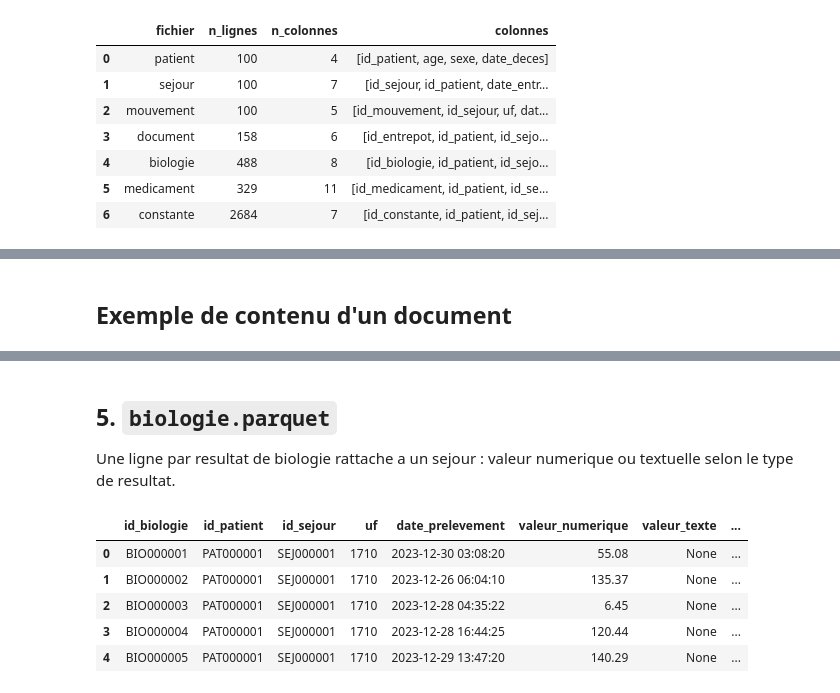
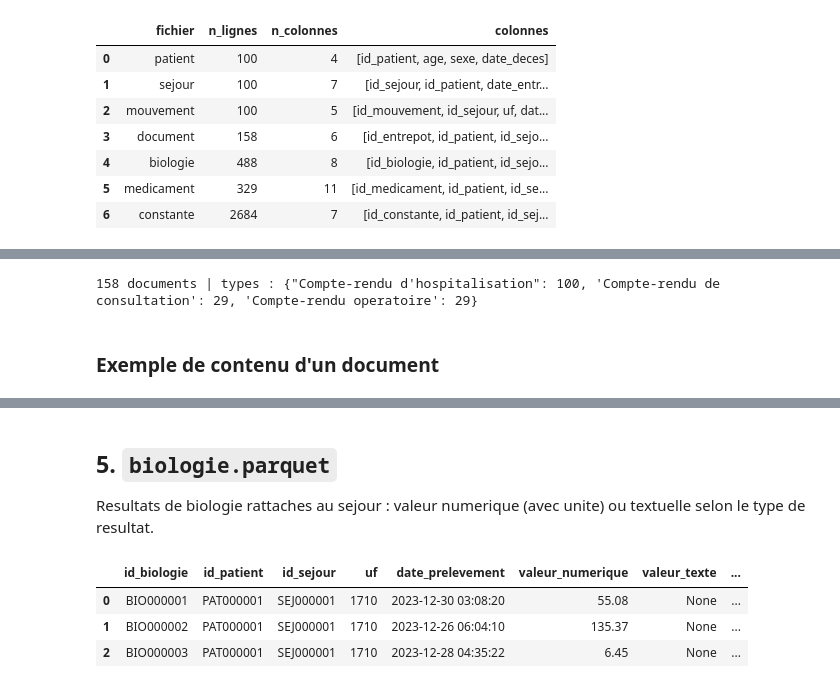
Before and after one commit to lucasshorten/Generation_dataset, a Jupyter notebook: revue.ipynb, the cells around one changed output, grey strips where cells are left out. Drawn from its saved outputs; the diff is of its cells as text; code cells hidden in the pictures.

```diff
--- a/revue.ipynb
+++ b/revue.ipynb
@@ -296,5 +118,9 @@ Name: texte_affichage, dtype: float64
+# %%
+print(f"{len(df_document)} documents | types : {vc(df_document['type_document'])}")
+# %% [output]
+158 documents | types : {"Compte-rendu d'hospitalisation": 100, 'Compte-rendu de consultation': 29, 'Compte-rendu operatoire': 29}
 # %% [markdown]
-## Exemple de contenu d'un document
+### Exemple de contenu d'un document
 # %%
 from IPython.display import HTML
 HTML(df_document.iloc[0]["texte_affichage"])
@@ -319,13 +145,11 @@ Signataire : Dr Gerard Moreira tavares.
 # %% [markdown]
 ## 5. `biologie.parquet`
 
-Une ligne par resultat de biologie rattache a un sejour : valeur numerique ou textuelle selon le type de resultat.
+Resultats de biologie rattaches au sejour : valeur numerique (avec unite) ou textuelle selon le type de resultat.
 # %%
-df_biologie.head()
+df_biologie.head(3)
 # %% [output]
 |  | id_biologie | id_patient | id_sejour | uf | date_prelevement | valeur_numerique | valeur_texte | ... |
 | 0 | BIO000001 | PAT000001 | SEJ000001 | 1710 | 2023-12-30 03:08:20 | 55.08 | None | ... |
 | 1 | BIO000002 | PAT000001 | SEJ000001 | 1710 | 2023-12-26 06:04:10 | 135.37 | None | ... |
 | 2 | BIO000003 | PAT000001 | SEJ000001 | 1710 | 2023-12-28 04:35:22 | 6.45 | None | ... |
-| 3 | BIO000004 | PAT000001 | SEJ000001 | 1710 | 2023-12-28 16:44:25 | 120.44 | None | ... |
-| 4 | BIO000005 | PAT000001 | SEJ000001 | 1710 | 2023-12-29 13:47:20 | 140.29 | None | ... |
```
Also changed, not shown: parts of 40 cells of this notebook.
